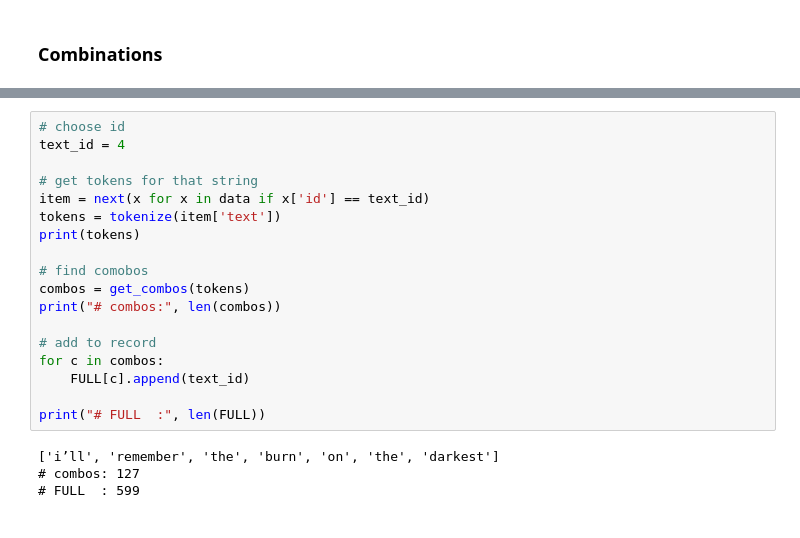
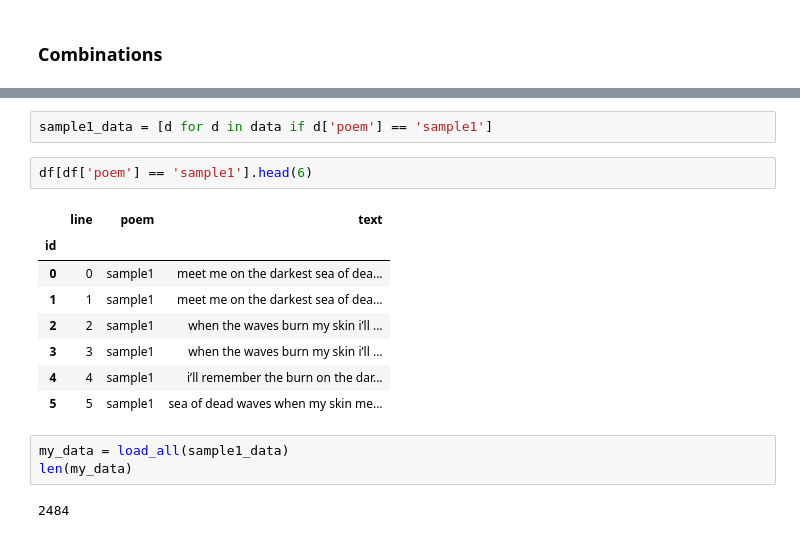
Before and after one commit to dustinmichels/paradeller, a Jupyter notebook: notebooks/analysis.ipynb, the cells around one changed output, grey strips where cells are left out. Drawn from its saved outputs; the diff is of its cells as text.

```diff
--- a/notebooks/analysis.ipynb
+++ b/notebooks/analysis.ipynb
@@ -145,22 +114,18 @@ print("# FULL  :", len(FULL))
-# %%
-# choose id
-text_id = 4
-
-# get tokens for that string
-item = next(x for x in data if x['id'] == text_id)
-tokens = tokenize(item['text'])
-print(tokens)
-
-# find comobos
-combos = get_combos(tokens)
-print("# combos:", len(combos))
-
-# add to record
-for c in combos:
-    FULL[c].append(text_id)
-
-print("# FULL  :", len(FULL))
-# %% [output]
-['i’ll', 'remember', 'the', 'burn', 'on', 'the', 'darkest']
-# combos: 127
-# FULL  : 599
+# %%
+sample1_data = [d for d in data if d['poem'] == 'sample1']
+# %%
+df[df['poem'] == 'sample1'].head(6)
+# %% [output]
+|  | line | poem | text |
+| id |  |  |  |
+| 0 | 0 | sample1 | meet me on the darkest sea of dea... |
+| 1 | 1 | sample1 | meet me on the darkest sea of dea... |
+| 2 | 2 | sample1 | when the waves burn my skin i’ll ... |
+| 3 | 3 | sample1 | when the waves burn my skin i’ll ... |
+| 4 | 4 | sample1 | i’ll remember the burn on the dar... |
+| 5 | 5 | sample1 | sea of dead waves when my skin me... |
+# %%
+my_data = load_all(sample1_data)
+len(my_data)
+# %% [output]
+2484
```
Also changed, not shown: parts of 27 cells of this notebook, 2 other files.
